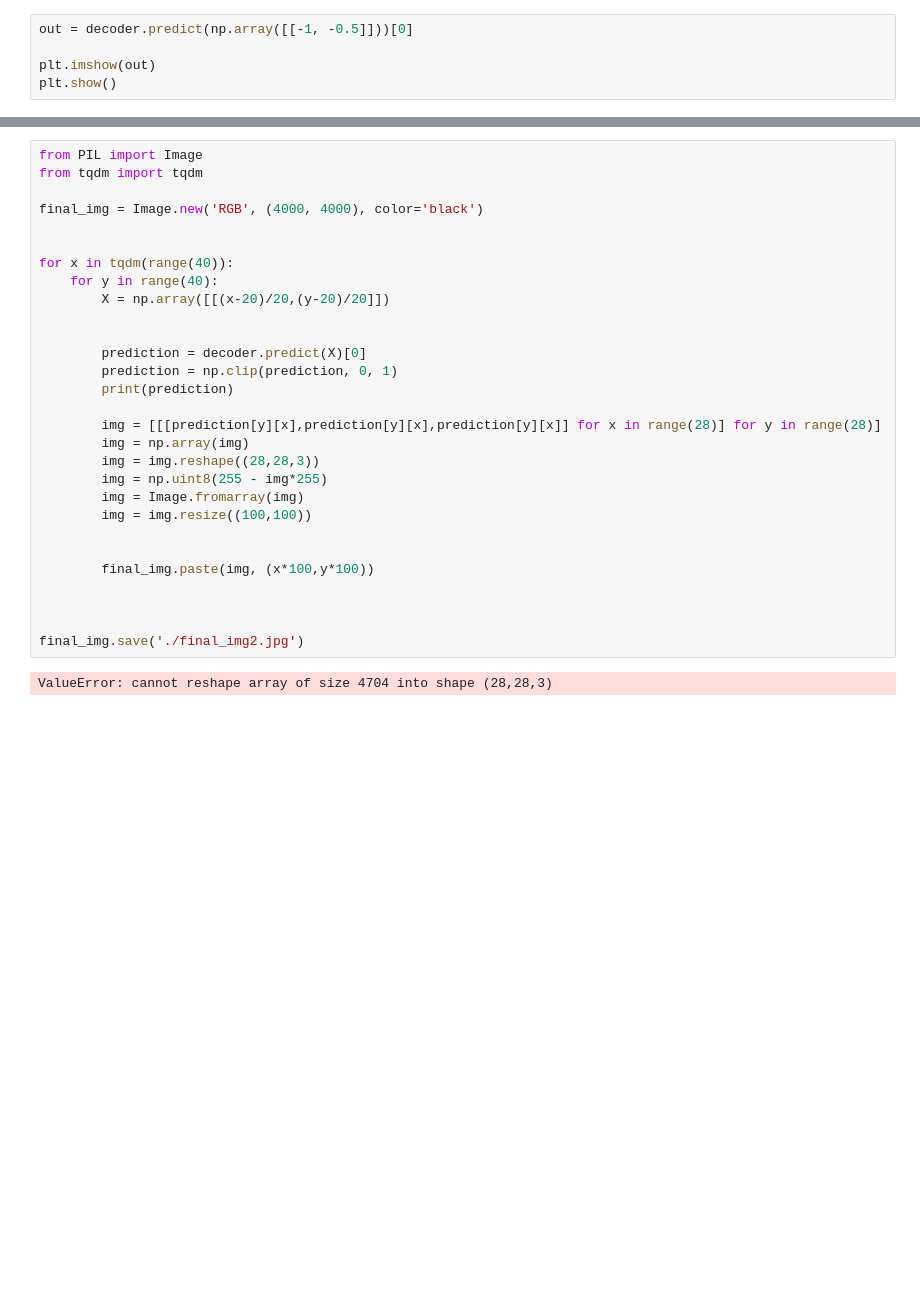
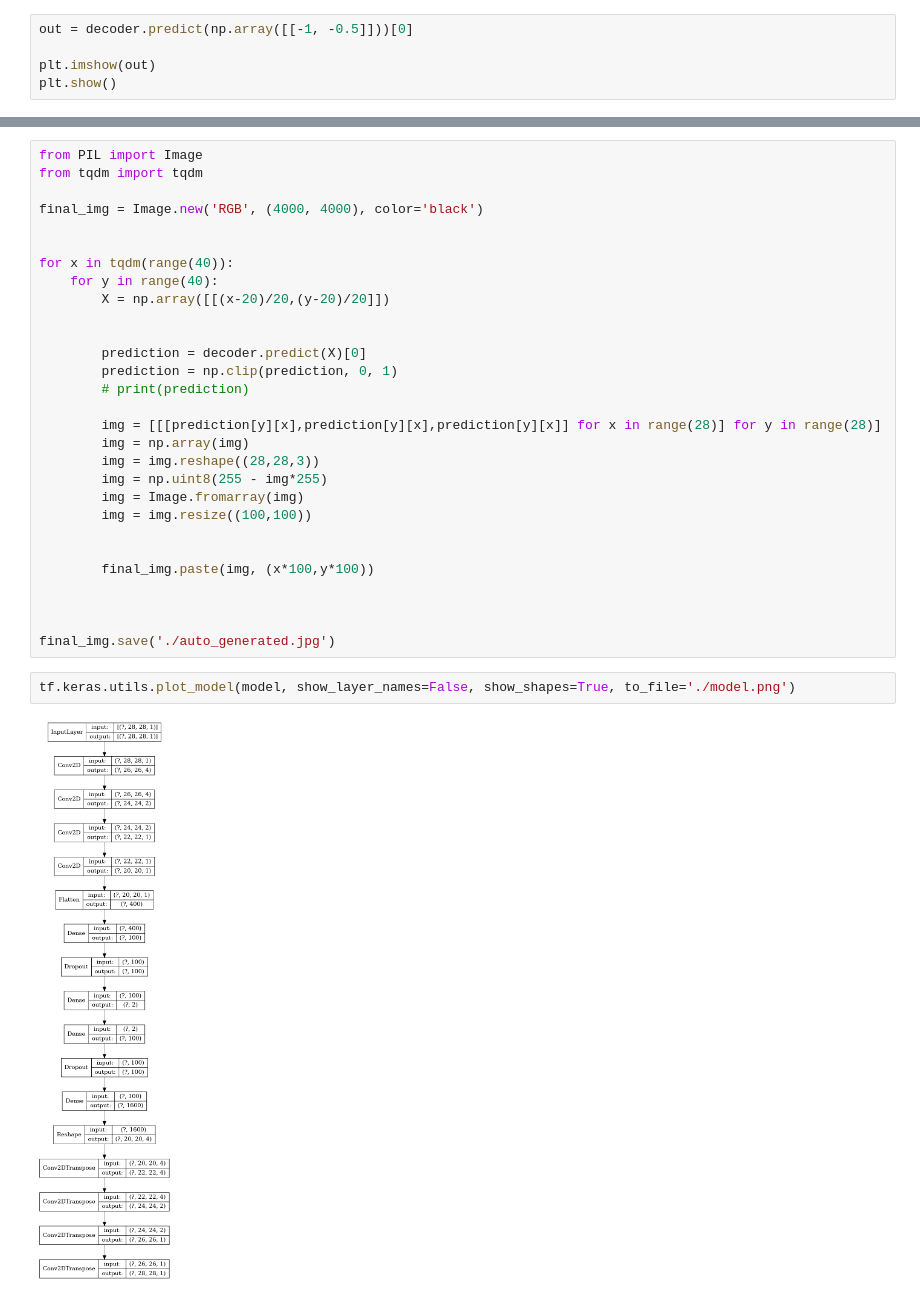
Before and after one commit to Maicon-Moreira/mnist-auto-encoder, a Jupyter notebook: main.ipynb, the cells around one changed output, grey strips where cells are left out. Cells and saved outputs as stored; diff of their text form; blank space fills up the shorter version.

```diff
--- a/main.ipynb
+++ b/main.ipynb
@@ -163,7 +202,7 @@ for x in tqdm(range(40)):
 
         prediction = decoder.predict(X)[0]
         prediction = np.clip(prediction, 0, 1)
-        print(prediction)
+        # print(prediction)
 
         img = [[[prediction[y][x],prediction[y][x],prediction[y][x]] for x in range(28)] for y in range(28)]
         img = np.array(img)
@@ -177,6 +216,8 @@ for x in tqdm(range(40)):
 
 
 
-final_img.save('./final_img2.jpg')
+final_img.save('./auto_generated.jpg')
-# %% [output]
-ValueError: cannot reshape array of size 4704 into shape (28,28,3)
+# %%
+tf.keras.utils.plot_model(model, show_layer_names=False, show_shapes=True, to_file='./model.png')
+# %% [output]
+[figure, added]
```
Also changed, not shown: parts of 5 cells of this notebook, 6 other files.
